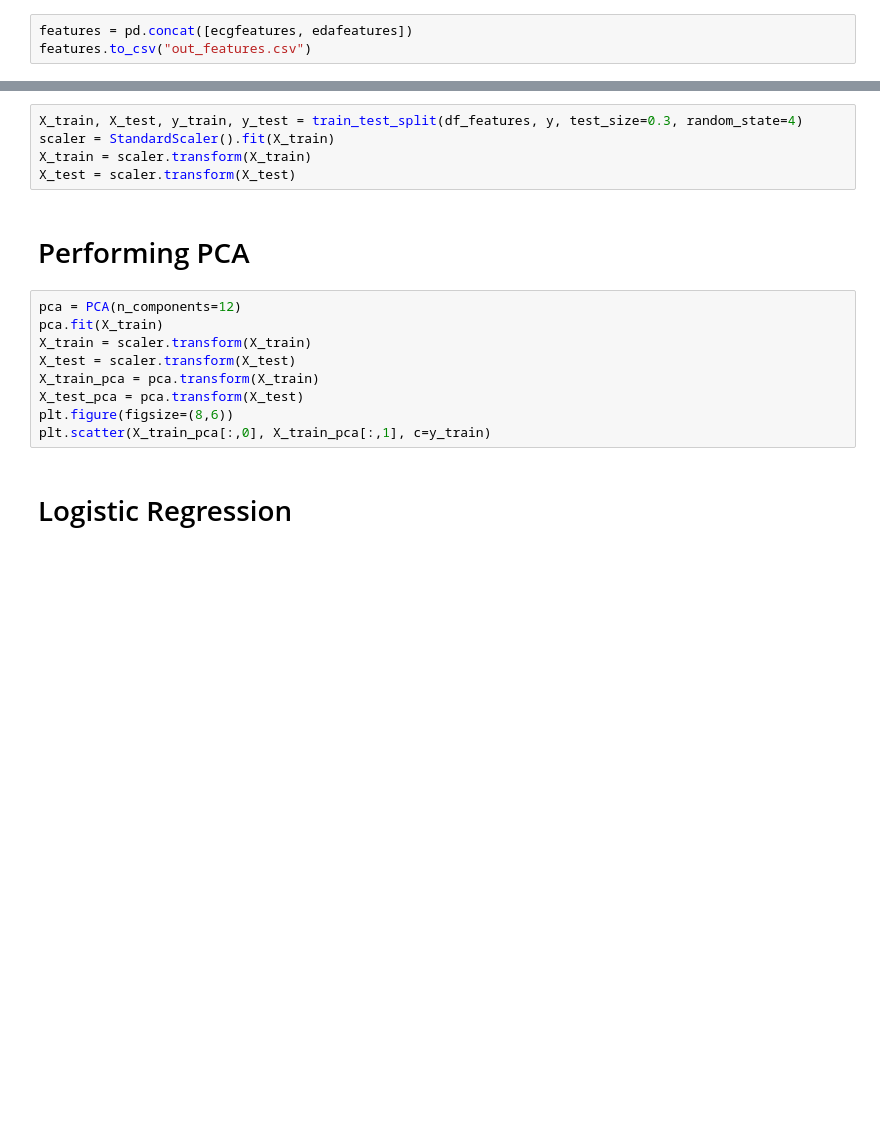
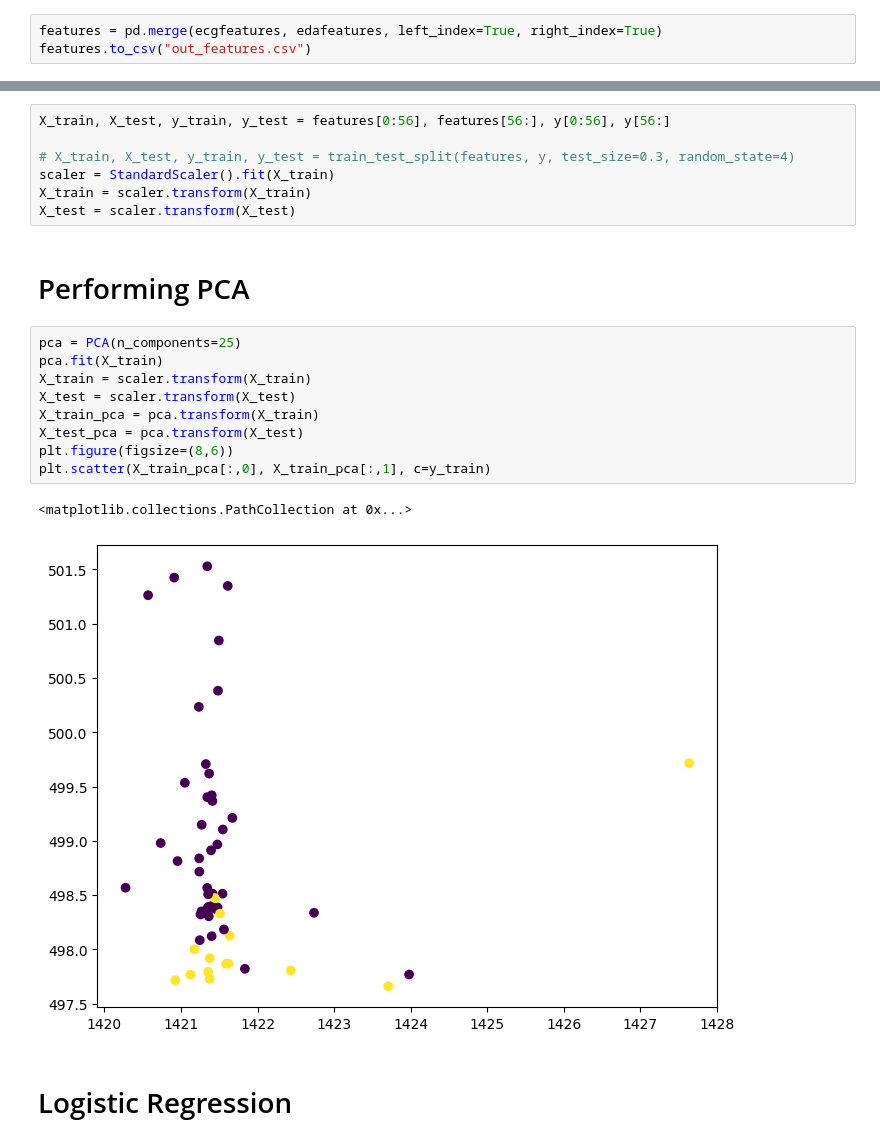
Before and after one commit to aacudad/EPO4-C2, a Jupyter notebook: main.ipynb, the cells around one changed output, grey strips where cells are left out. Saved outputs shown, nothing was run; the diff lists cells and outputs as text; blank space fills up the shorter version.

```diff
--- a/main.ipynb
+++ b/main.ipynb
@@ -110,7 +123,7 @@ TypeError: get_eda_features_and_index() missing 1 required positional argument:
 edafeatures.to_csv("EDA_features.csv")
 ecgfeatures.to_csv("ECG_features.csv")
 # %%
-features = pd.concat([ecgfeatures, edafeatures])
+features = pd.merge(ecgfeatures, edafeatures, left_index=True, right_index=True)
 features.to_csv("out_features.csv")
 # %%
 from sklearn.preprocessing import StandardScaler
@@ -140,21 +165,26 @@ df_features.keys()
 # print(score)
 # print(np.mean(score))
 # %%
-X_train, X_test, y_train, y_test = train_test_split(df_features, y, test_size=0.3, random_state=4)
+X_train, X_test, y_train, y_test = features[0:56], features[56:], y[0:56], y[56:]
+
+# X_train, X_test, y_train, y_test = train_test_split(features, y, test_size=0.3, random_state=4)
 scaler = StandardScaler().fit(X_train)
 X_train = scaler.transform(X_train)
 X_test = scaler.transform(X_test)
 # %% [markdown]
 # Performing PCA
 # %%
-pca = PCA(n_components=12)
+pca = PCA(n_components=25)
 pca.fit(X_train)
 X_train = scaler.transform(X_train)
 X_test = scaler.transform(X_test)
 X_train_pca = pca.transform(X_train)
 X_test_pca = pca.transform(X_test)
 plt.figure(figsize=(8,6))
 plt.scatter(X_train_pca[:,0], X_train_pca[:,1], c=y_train)
+# %% [output]
+<matplotlib.collections.PathCollection at 0x...>
+[figure, added]
 # %% [markdown]
 # Logistic Regression
 # %%
```
Also changed, not shown: parts of 10 cells of this notebook.
